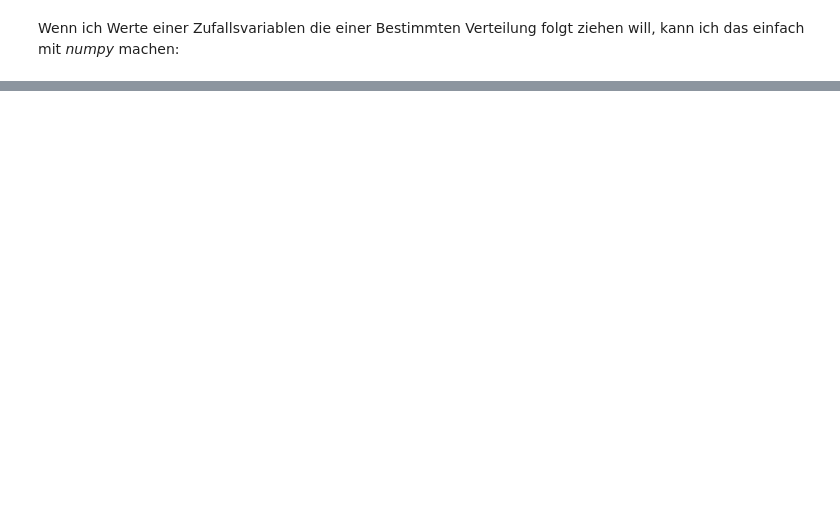
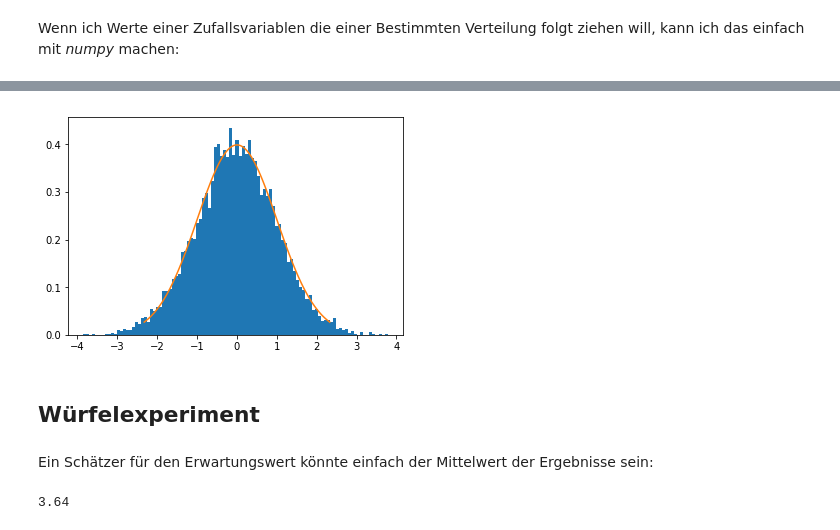
Before and after one commit to marianoju/NF_DS_1_course_material, a Jupyter notebook: descriptive_analysis/distributions.ipynb, the cells around one changed output, grey strips where cells are left out. Drawn from its saved outputs; the diff is of its cells as text; code cells hidden in the pictures; blank space fills up the shorter version.

```diff
--- a/descriptive_analysis/distributions.ipynb
+++ b/descriptive_analysis/distributions.ipynb
@@ -35,0 +41,10 @@ array([ 0.58557539,  0.15763398, -0.78764702, -1.03089777, -0.42547279,
+# %%
+n = 10000 # mit steigendem n nähert sich das Histogram an die mathematische Dichtefunktion an
+rv = np.random.normal(0,1,n)
+plt.hist(rv, 100,density=True)
+plt.plot(x, y)
+plt.show();
+# %% [output]
+[figure, added]
+# %% [markdown]
+## Würfelexperiment
@@ -35,0 +54,6 @@ array([ 0.58557539,  0.15763398, -0.78764702, -1.03089777, -0.42547279,
+# %% [markdown]
+Ein Schätzer für den Erwartungswert könnte einfach der Mittelwert der Ergebnisse sein:
+# %%
+spiele_ergebnis.sum()/float(n)
+# %% [output]
+3.64
```
Also changed, not shown: parts of 14 cells of this notebook.
